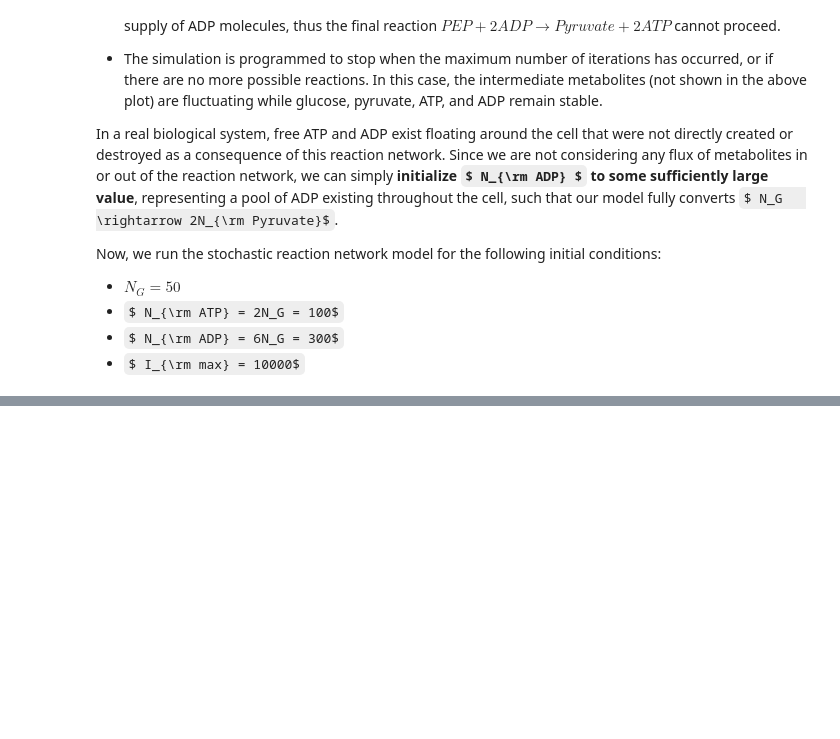
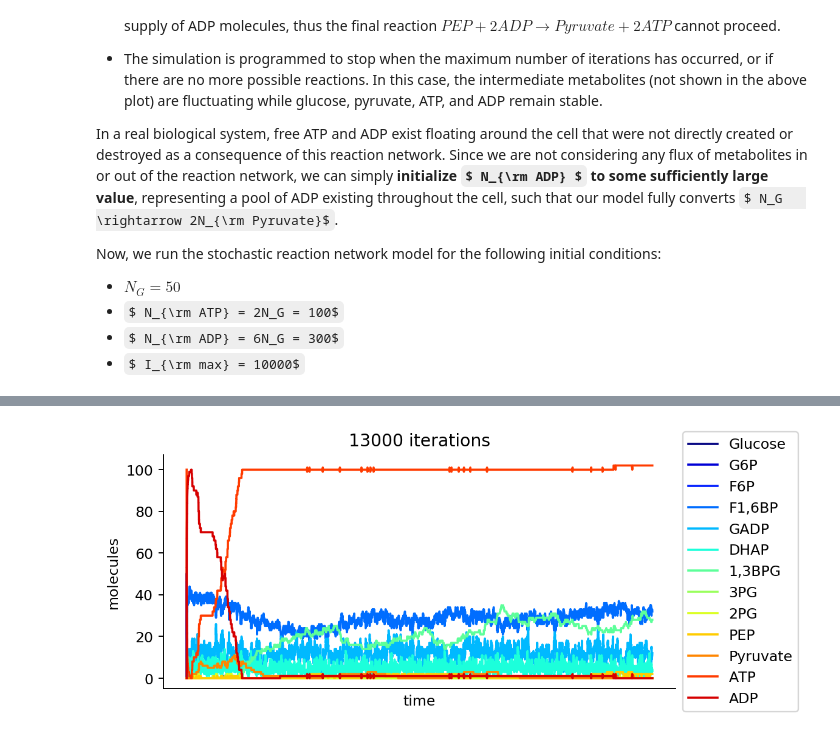
Before and after one commit to smorabit/screm, a Jupyter notebook: glycolysis.ipynb, the cells around one changed output, grey strips where cells are left out. Saved outputs shown, nothing was run; the diff lists cells and outputs as text; code cells hidden in the pictures; some formulas as TeX source; blank space fills up the shorter version.

```diff
--- a/glycolysis.ipynb
+++ b/glycolysis.ipynb
@@ -263,0 +391,6 @@ time elapsed: 0.44373393058776855 seconds
+# %%
+initial = np.matrix(np.array([50,0,0,0,0,0,0,0,0,0,0,100,0]))
+iters = 13000
+T, V, I = simulate_reactions(initial, reaction_net_4, iters )
+plot_simulation(T,V,I, reaction_net_4)
+# %% [output]
@@ -263,0 +398 @@ time elapsed: 0.44373393058776855 seconds
+[figure, added]
```
Also changed, not shown: parts of 27 cells of this notebook.
